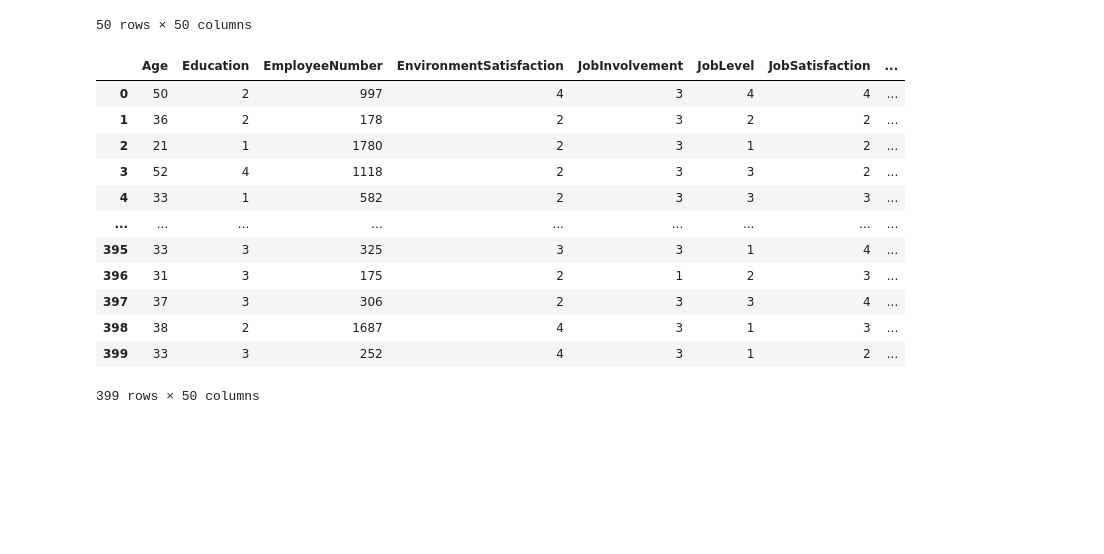
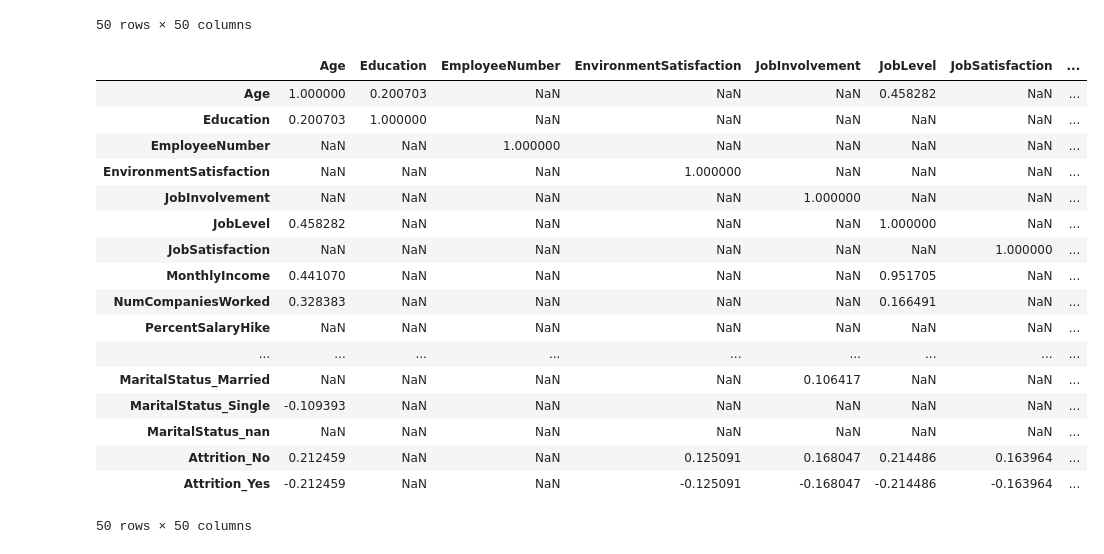
Before and after one commit to jcml002/15_Reto, a Jupyter notebook: 16_RetoEmpleados.ipynb, the cells around one changed output. Saved outputs shown, nothing was run; the diff lists cells and outputs as text; code cells hidden in the pictures; blank space fills up the shorter version.

```diff
--- a/16_RetoEmpleados.ipynb
+++ b/16_RetoEmpleados.ipynb
@@ -175,8 +173,9 @@ dtype: object
 
 #eliminamos las variables categoricas
 
-df_matrix = EmpleadosAttrition.drop(['BusinessTravel','Department','EducationField','Gender','JobRole','MaritalStatus','Attrition','OverTime'], axis=1 ) #,inplace=True
-df_matrix.corr()
+df = EmpleadosAttrition.drop(['BusinessTravel','Department','EducationField','Gender','JobRole','MaritalStatus','Attrition','OverTime'], axis=1 ) #,inplace=True
+df_matrix = df.corr()
+df_matrix
 # %% [output]
 |  | Age | Education | EmployeeNumber | EnvironmentSatisfaction | JobInvolvement | JobLevel | JobSatisfaction | ... |
 | Age | 1.000000 | 0.200703 | 0.005733 | -0.006543 | 0.038132 | 0.458282 | 0.002529 | ... |
@@ -198,21 +197,25 @@ df_matrix.corr()
 50 rows × 50 columns
 # %%
 #10 seleccionar variables que tengan una correlación mayo a 0.1
-
-EmpleadosAttritionFinal = df_matrix[df_matrix.abs() > 0.1]
+#EmpleadosAttritionFinal = df_matrix[df_matrix.abs() > 0.1]
+EmpleadosAttritionFinal = df_matrix[df_matrix.abs() > 0.1].dropna(axis=0, how='all').dropna(axis=1, how='all')
+EmpleadosAttritionFinal
+# %% [output]
+|  | Age | Education | EmployeeNumber | EnvironmentSatisfaction | JobInvolvement | JobLevel | JobSatisfaction | ... |
+| Age | 1.000000 | 0.200703 | NaN | NaN | NaN | 0.458282 | NaN | ... |
+| Education | 0.200703 | 1.000000 | NaN | NaN | NaN | NaN | NaN | ... |
+| EmployeeNumber | NaN | NaN | 1.000000 | NaN | NaN | NaN | NaN | ... |
+| EnvironmentSatisfaction | NaN | NaN | NaN | 1.000000 | NaN | NaN | NaN | ... |
+| JobInvolvement | NaN | NaN | NaN | NaN | 1.000000 | NaN | NaN | ... |
+| JobLevel | 0.458282 | NaN | NaN | NaN | NaN | 1.000000 | NaN | ... |
+| JobSatisfaction | NaN | NaN | NaN | NaN | NaN | NaN | 1.000000 | ... |
+| MonthlyIncome | 0.441070 | NaN | NaN | NaN | NaN | 0.951705 | NaN | ... |
+| NumCompaniesWorked | 0.328383 | NaN | NaN | NaN | NaN | 0.166491 | NaN | ... |
+| PercentSalaryHike | NaN | NaN | NaN | NaN | NaN | NaN | NaN | ... |
+| ... | ... | ... | ... | ... | ... | ... | ... | ... |
+| MaritalStatus_Married | NaN | NaN | NaN | NaN | 0.106417 | NaN | NaN | ... |
+| MaritalStatus_Single | -0.109393 | NaN | NaN | NaN | NaN | NaN | NaN | ... |
+| MaritalStatus_nan | NaN | NaN | NaN | NaN | NaN | NaN | NaN | ... |
+| Attrition_No | 0.212459 | NaN | NaN | 0.125091 | 0.168047 | 0.214486 | 0.163964 | ... |
+| Attrition_Yes | -0.212459 | NaN | NaN | -0.125091 | -0.168047 | -0.214486 | -0.163964 | ... |
+50 rows × 50 columns
-# %%
-EmpleadosAttritionFinal
-# %% [output]
-|  | Age | Education | EmployeeNumber | EnvironmentSatisfaction | JobInvolvement | JobLevel | JobSatisfaction | ... |
-| 0 | 50 | 2 | 997 | 4 | 3 | 4 | 4 | ... |
-| 1 | 36 | 2 | 178 | 2 | 3 | 2 | 2 | ... |
-| 2 | 21 | 1 | 1780 | 2 | 3 | 1 | 2 | ... |
-| 3 | 52 | 4 | 1118 | 2 | 3 | 3 | 2 | ... |
-| 4 | 33 | 1 | 582 | 2 | 3 | 3 | 3 | ... |
-| ... | ... | ... | ... | ... | ... | ... | ... | ... |
-| 395 | 33 | 3 | 325 | 3 | 3 | 1 | 4 | ... |
-| 396 | 31 | 3 | 175 | 2 | 1 | 2 | 3 | ... |
-| 397 | 37 | 3 | 306 | 2 | 3 | 3 | 4 | ... |
-| 398 | 38 | 2 | 1687 | 4 | 3 | 1 | 3 | ... |
-| 399 | 33 | 3 | 252 | 4 | 3 | 1 | 2 | ... |
-399 rows × 50 columns
```
Also changed, not shown: parts of 1 cell of this notebook.
